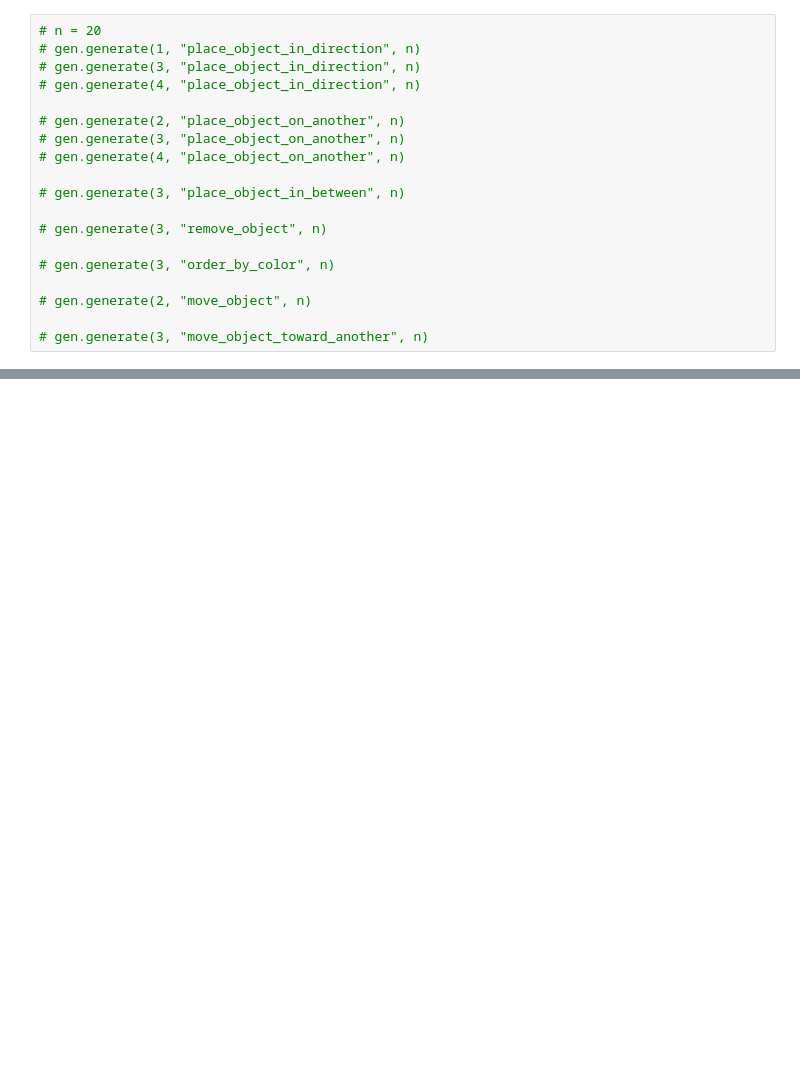
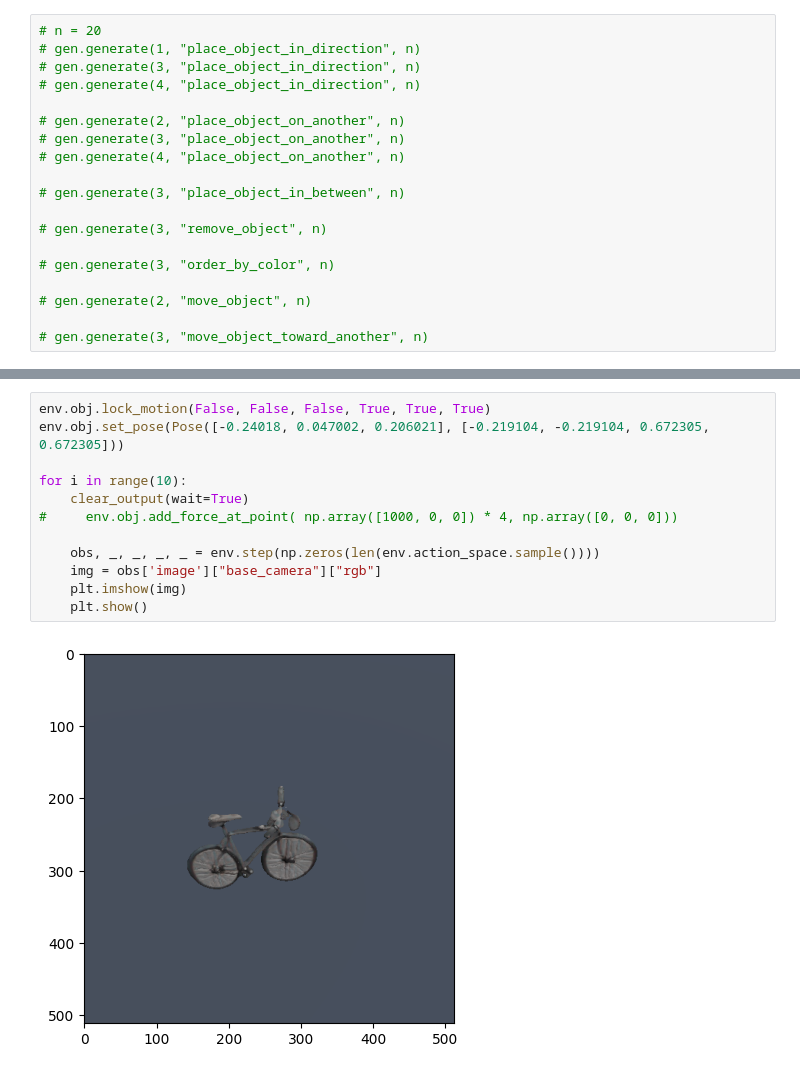
Before and after one commit to KaiMJ/Benchmark_Maniskill2, a Jupyter notebook: creation/refactor.ipynb, the cells around one changed output, grey strips where cells are left out. Saved outputs shown, nothing was run; the diff lists cells and outputs as text; blank space fills up the shorter version.

```diff
--- a/creation/refactor.ipynb
+++ b/creation/refactor.ipynb
@@ -113,0 +158,14 @@ plt.show()
+# %%
+env.obj.lock_motion(False, False, False, True, True, True)
+env.obj.set_pose(Pose([-0.24018, 0.047002, 0.206021], [-0.219104, -0.219104, 0.672305, 0.672305]))
+
+for i in range(10):
+    clear_output(wait=True)
+#     env.obj.add_force_at_point( np.array([1000, 0, 0]) * 4, np.array([0, 0, 0]))
+
+    obs, _, _, _, _ = env.step(np.zeros(len(env.action_space.sample())))
+    img = obs['image']["base_camera"]["rgb"]
+    plt.imshow(img)
+    plt.show()
+# %% [output]
+[figure, added]
```
Also changed, not shown: parts of 6 cells of this notebook, 9 other files.
